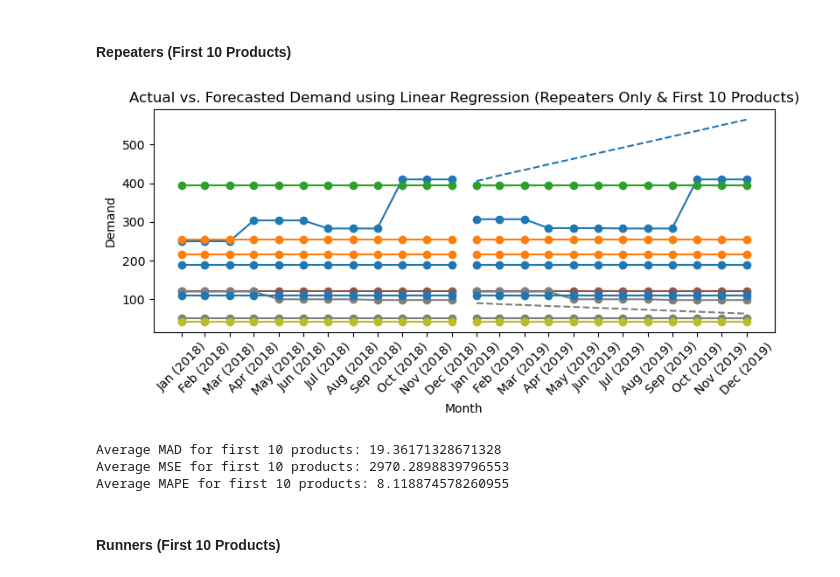
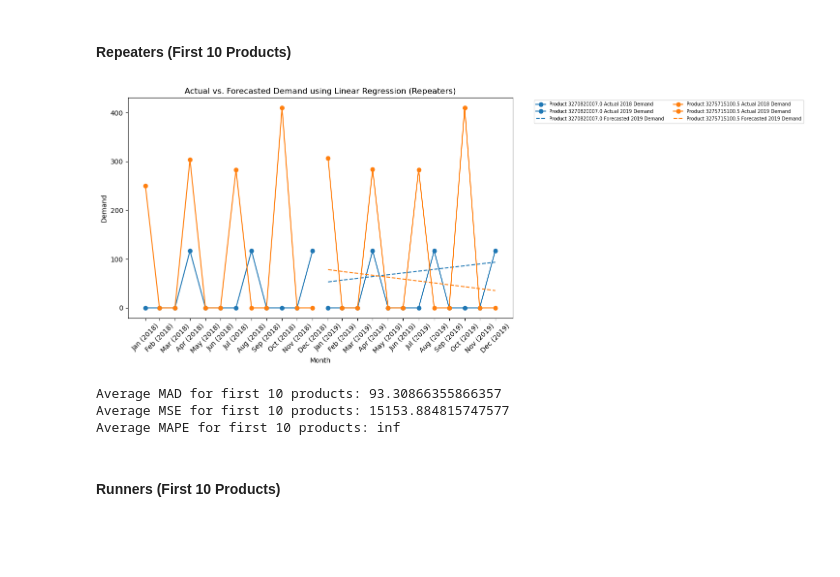
Before and after one commit to achchala/inventory-forecasting, a Jupyter notebook: linear_regression.ipynb, the cells around one changed output. Saved outputs shown, nothing was run; the diff lists cells and outputs as text; code cells hidden in the pictures; blank space fills up the shorter version.

Commit message:
final graphs for MA, Holts and Linear

```diff
--- a/linear_regression.ipynb
+++ b/linear_regression.ipynb
@@ -115,7 +115,7 @@ date_range = pd.date_range(start="2018-01-01", end="2019-12-31", freq='M')
 cm = plt.get_cmap('tab10')  # Colormap with 10 distinct colors
 
 # Initialize a figure for plotting
-plt.figure(figsize=(8, 4))
+plt.figure(figsize=(15, 6))
 
 # Initialize lists to store metrics
 mad_list, mse_list, mape_list = [], [], []
@@ -128,21 +128,24 @@ colors = plt.cm.tab10(np.linspace(0, 1, 10))
 
 for idx, (product_id, row) in enumerate(df_repeaters.iterrows()):
     # Skip product 3271255000
-    if product_id == 3271255000.5:
-        continue
-    demand_data = pd.to_numeric(row[32:56], errors='coerce').fillna(method='ffill').dropna()
+    # if product_id == 3271255000.5:
+    #     continue
+    if product_id in (3275715100.5, 3270820007.0):
+        # Get the color for the current product
+        color = colors[num_products_processed % len(colors)]
+        demand_data = pd.to_numeric(row[32:56], errors='coerce').fillna(0).dropna()
 
-    if len(demand_data) == 24:  # Check for complete data for both years
-        train_data, test_data = demand_data[:12], demand_data[12:]
-        train_months = np.arange(1, 13).reshape(-1, 1)  # 2018
-        test_months = np.arange(13, 25).reshape(-1, 1)  # 2019
+        if len(demand_data) == 24:  # Check for complete data for both years
+            train_data, test_data = demand_data[:12], demand_data[12:]
+            train_months = np.arange(1, 13).reshape(-1, 1)  # 2018
+            test_months = np.arange(13, 25).reshape(-1, 1)  # 2019
 
-        # Fit Linear Regression model on 2018 data
-        model = LinearRegression()
-        model.fit(train_months, train_data)
+            # Fit Linear Regression model on 2018 data
+            model = LinearRegression()
+            model.fit(train_months, train_data)
 
-        # Forecast for 2019
-        predictions = model.predict(test_months)
+            # Forecast for 2019
+            predictions = model.predict(test_months)
 
         # Calculate accuracy metrics
         mad = mean_absolute_error(test_data, predictions)
@@ -153,48 +156,45 @@ for idx, (product_id, row) in enumerate(df_repeaters.iterrows()):
         mad_list.append(mad)
         mse_list.append(mse)
         mape_list.append(mape)
-
-        # Select color for the product
-        color = colors[idx % 10]
 
         # Plot actual demand with unique color
         plt.plot(date_range[:12], demand_data[:12], marker='o', color=color, label=f'Product {product_id} Actual 2018 Demand')
 
         # Plot the actual 2019 demand
         plt.plot(date_range[12:], test_data, marker='o', color=color, label=f'Product {product_id} Actual 2019 Demand')
 
         # Overlay forecasted demand for 2019 with red dashed line
         plt.plot(date_range[12:], predictions, linestyle='--', color=color, label=f'Product {product_id} Forecasted 2019 Demand')
 
         # Increment the product counter
         num_products_processed += 1
 
     # Stop after plotting 10 products
-    if num_products_processed >= 10:
-        break
+    # if num_products_processed >= 10:
+    #     break
 
 # Adjusting the x-axis to display full date range with formatted labels
 plt.xticks(date_range, [date.strftime('%b (%Y)') for date in date_range], rotation=45)
 plt.xlabel('Month')
 plt.ylabel('Demand')
-plt.title('Actual vs. Forecasted Demand using Linear Regression (Repeaters Only & First 10 Products)')
-# plt.legend(bbox_to_anchor=(1.05, 1), loc='upper left', fontsize='x-small', ncol=2)
+plt.title('Actual vs. Forecasted Demand using Linear Regression (Repeaters)')
+plt.legend(bbox_to_anchor=(1.05, 1), loc='upper left', fontsize='x-small', ncol=2)
 plt.tight_layout()
 plt.show()
 
 # Calculate and display average metrics
 average_mad = np.mean(mad_list)
 average_mse = np.mean(mse_list)
 average_mape = np.mean(mape_list)
 
 print(f'Average MAD for first 10 products: {average_mad}')
 print(f'Average MSE for first 10 products: {average_mse}')
 print(f'Average MAPE for first 10 products: {average_mape}')
 # %% [output]
-[figure, old version]
+[figure, new version]
-Average MAD for first 10 products: 19.36171328671328
-Average MSE for first 10 products: 2970.2898839796553
-Average MAPE for first 10 products: 8.118874578260955
+Average MAD for first 10 products: 93.30866355866357
+Average MSE for first 10 products: 15153.884815747577
+Average MAPE for first 10 products: inf
 # %% [markdown]
 #### Runners (First 10 Products)
 # %%
```
Also changed, not shown: parts of 6 cells of this notebook, 1 other file.
